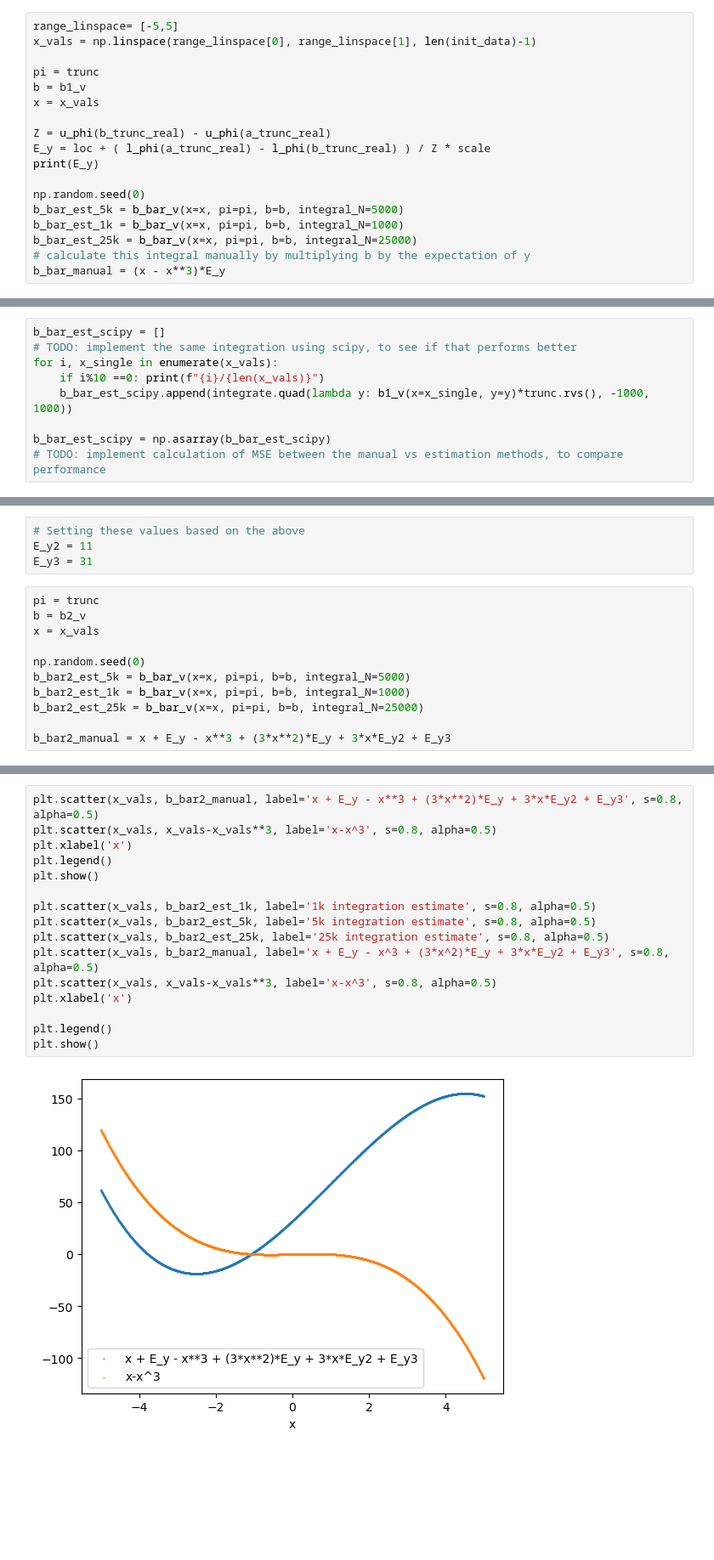
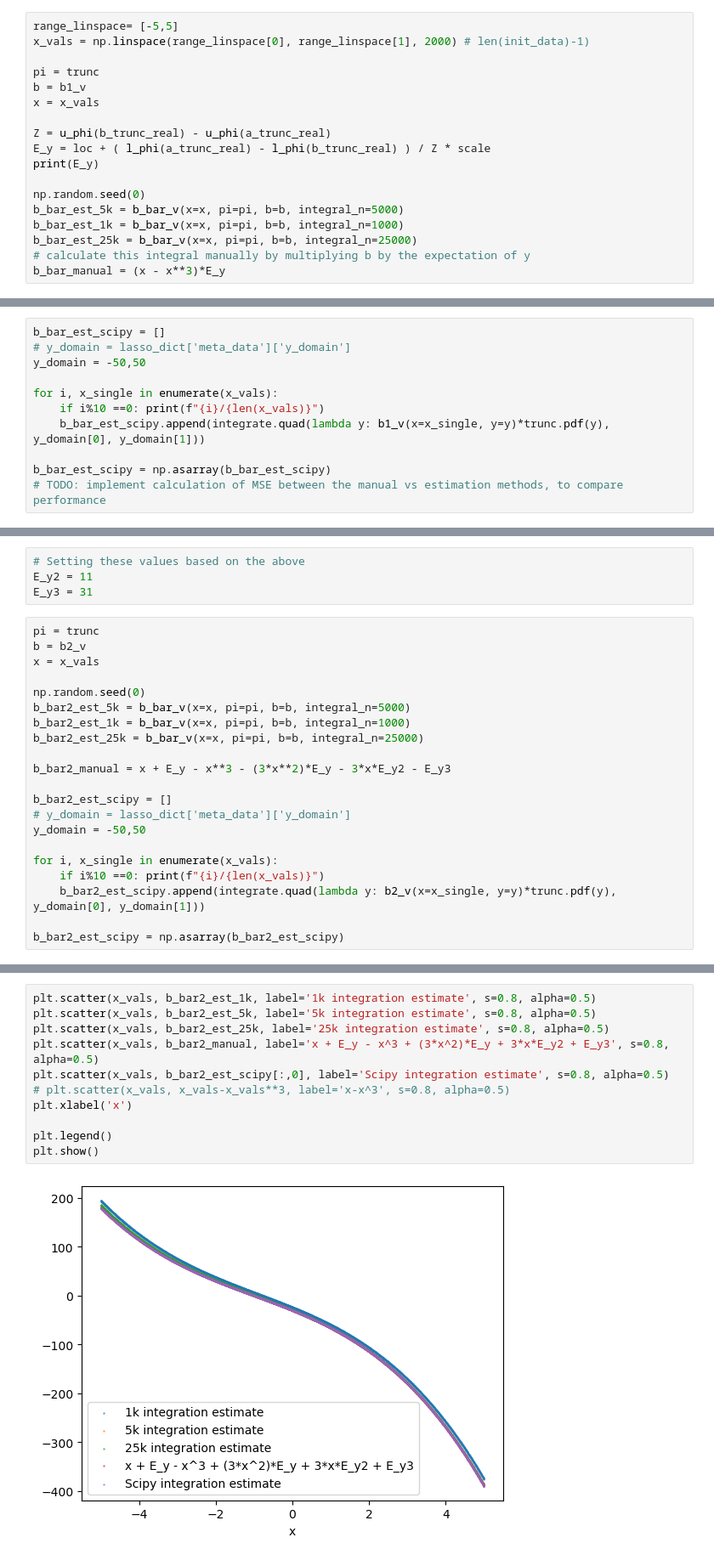
Before and after one commit to hubarruby/BayesSDEs, a Jupyter notebook: fredholm/testing_numerical_integration.ipynb, the cells around one changed output, grey strips where cells are left out. Shown: that part at 85% size. Saved outputs shown, nothing was run; the diff lists cells and outputs as text; blank space fills up the shorter version.

Commit message:
rerun experiment (new lasso.pkl file) and revise integration comparison

```diff
--- a/fredholm/testing_numerical_integration.ipynb
+++ b/fredholm/testing_numerical_integration.ipynb
@@ -50,7 +41,7 @@ a_trunc_real, b_trunc_real = (a_trunc - loc) / scale, (b_trunc - loc) / scale
 trunc = truncnorm(a_trunc_real, b_trunc_real, loc=loc, scale=scale)
 # %%
 range_linspace= [-5,5]
-x_vals = np.linspace(range_linspace[0], range_linspace[1], len(init_data)-1)
+x_vals = np.linspace(range_linspace[0], range_linspace[1], 2000) # len(init_data)-1)
 
 pi = trunc
 b = b1_v
@@ -61,19 +52,21 @@ E_y = loc + ( l_phi(a_trunc_real) - l_phi(b_trunc_real) ) / Z * scale
 print(E_y)
 
 np.random.seed(0)
-b_bar_est_5k = b_bar_v(x=x, pi=pi, b=b, integral_N=5000)
-b_bar_est_1k = b_bar_v(x=x, pi=pi, b=b, integral_N=1000)
-b_bar_est_25k = b_bar_v(x=x, pi=pi, b=b, integral_N=25000)
+b_bar_est_5k = b_bar_v(x=x, pi=pi, b=b, integral_n=5000)
+b_bar_est_1k = b_bar_v(x=x, pi=pi, b=b, integral_n=1000)
+b_bar_est_25k = b_bar_v(x=x, pi=pi, b=b, integral_n=25000)
 # calculate this integral manually by multiplying b by the expectation of y
 b_bar_manual = (x - x**3)*E_y
 # %% [output]
 1.0
 # %%
 b_bar_est_scipy = []
-# TODO: implement the same integration using scipy, to see if that performs better
+# y_domain = lasso_dict['meta_data']['y_domain']
+y_domain = -50,50
+
 for i, x_single in enumerate(x_vals):
     if i%10 ==0: print(f"{i}/{len(x_vals)}")
-    b_bar_est_scipy.append(integrate.quad(lambda y: b1_v(x=x_single, y=y)*trunc.rvs(), -1000, 1000))
+    b_bar_est_scipy.append(integrate.quad(lambda y: b1_v(x=x_single, y=y)*trunc.pdf(y), y_domain[0], y_domain[1]))
 
 b_bar_est_scipy = np.asarray(b_bar_est_scipy)
 # TODO: implement calculation of MSE between the manual vs estimation methods, to compare performance
@@ -214,8 +221,18 @@ b = b2_v
 x = x_vals
 
 np.random.seed(0)
-b_bar2_est_5k = b_bar_v(x=x, pi=pi, b=b, integral_N=5000)
-b_bar2_est_1k = b_bar_v(x=x, pi=pi, b=b, integral_N=1000)
-b_bar2_est_25k = b_bar_v(x=x, pi=pi, b=b, integral_N=25000)
+b_bar2_est_5k = b_bar_v(x=x, pi=pi, b=b, integral_n=5000)
+b_bar2_est_1k = b_bar_v(x=x, pi=pi, b=b, integral_n=1000)
+b_bar2_est_25k = b_bar_v(x=x, pi=pi, b=b, integral_n=25000)
 
-b_bar2_manual = x + E_y - x**3 + (3*x**2)*E_y + 3*x*E_y2 + E_y3
+b_bar2_manual = x + E_y - x**3 - (3*x**2)*E_y - 3*x*E_y2 - E_y3
+
+b_bar2_est_scipy = []
+# y_domain = lasso_dict['meta_data']['y_domain']
+y_domain = -50,50
+
+for i, x_single in enumerate(x_vals):
+    if i%10 ==0: print(f"{i}/{len(x_vals)}")
+    b_bar2_est_scipy.append(integrate.quad(lambda y: b2_v(x=x_single, y=y)*trunc.pdf(y), y_domain[0], y_domain[1]))
+
+b_bar2_est_scipy = np.asarray(b_bar2_est_scipy)
@@ -222,18 +262,13 @@ b_bar2_manual = x + E_y - x**3 + (3*x**2)*E_y + 3*x*E_y2 + E_y3
 # %%
-plt.scatter(x_vals, b_bar2_manual, label='x + E_y - x**3 + (3*x**2)*E_y + 3*x*E_y2 + E_y3', s=0.8, alpha=0.5)
-plt.scatter(x_vals, x_vals-x_vals**3, label='x-x^3', s=0.8, alpha=0.5)
-plt.xlabel('x')
-plt.legend()
-plt.show()
-
 plt.scatter(x_vals, b_bar2_est_1k, label='1k integration estimate', s=0.8, alpha=0.5)
 plt.scatter(x_vals, b_bar2_est_5k, label='5k integration estimate', s=0.8, alpha=0.5)
 plt.scatter(x_vals, b_bar2_est_25k, label='25k integration estimate', s=0.8, alpha=0.5)
 plt.scatter(x_vals, b_bar2_manual, label='x + E_y - x^3 + (3*x^2)*E_y + 3*x*E_y2 + E_y3', s=0.8, alpha=0.5)
-plt.scatter(x_vals, x_vals-x_vals**3, label='x-x^3', s=0.8, alpha=0.5)
+plt.scatter(x_vals, b_bar2_est_scipy[:,0], label='Scipy integration estimate', s=0.8, alpha=0.5)
+# plt.scatter(x_vals, x_vals-x_vals**3, label='x-x^3', s=0.8, alpha=0.5)
 plt.xlabel('x')
 
 plt.legend()
 plt.show()
 # %% [output]
-[figure, old version]
+[figure, new version]
```
Also changed, not shown: parts of 13 cells of this notebook, 1 other file.
